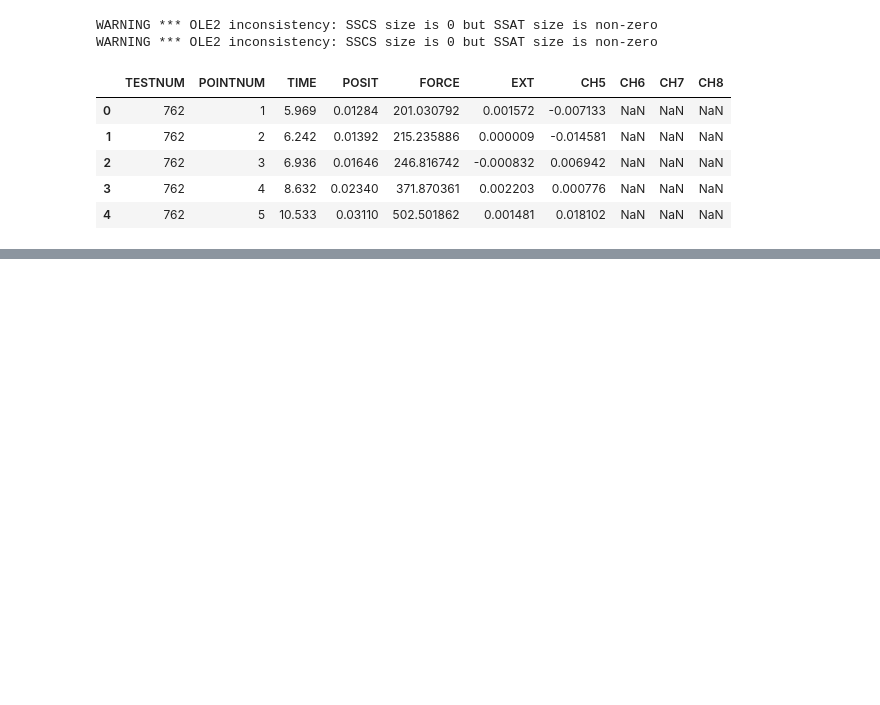
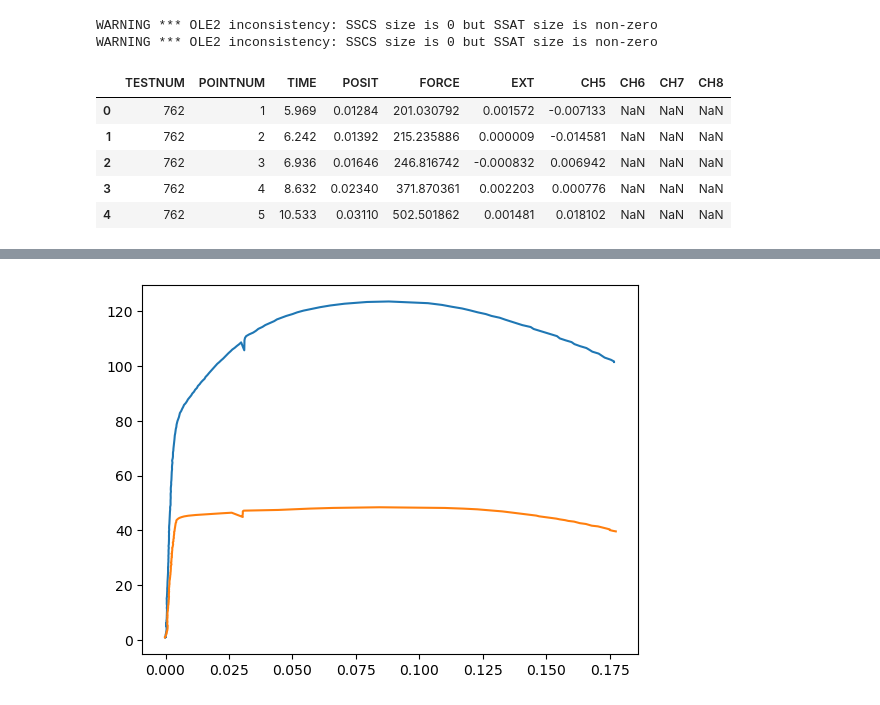
Before and after one commit to Mohammad-Ali-Malekzadeh/Articul, a Jupyter notebook: Python-For-Undergrad-Engineers/Plotting-a-Stress-Strain-Curve-with-Python-and-Matplotlib/stress_strain_curve_with_python.ipynb, the cells around one changed output, grey strips where cells are left out. Saved outputs shown, nothing was run; the diff lists cells and outputs as text; code cells hidden in the pictures; blank space fills up the shorter version.

Commit message:
read All of  Plotting-a-Stress-Strain-Curve-with-Python-and-Matplotlib

```diff
--- a/Python-For-Undergrad-Engineers/Plotting-a-Stress-Strain-Curve-with-Python-and-Matplotlib/stress_strain_curve_with_python.ipynb
+++ b/Python-For-Undergrad-Engineers/Plotting-a-Stress-Strain-Curve-with-Python-and-Matplotlib/stress_strain_curve_with_python.ipynb
@@ -72,0 +84,8 @@ al_df.head()
+# %%
+strain_steel = steel_df['CH5']*0.01
+d_steel = 0.506    # test bar diameter = 0.506 inches
+stress_steel = (steel_df['FORCE']*0.001)/(np.pi*((d_steel/2)**2))
+
+strain_al = al_df['CH5']*0.01
+d_al = 0.506       # test bar diameter = 0.506 inches
+stress_al = (al_df['FORCE']*0.001)/(np.pi*((d_al/2)**2))
@@ -72,0 +97,6 @@ al_df.head()
+# %%
+plt.plot(strain_steel,stress_steel,strain_al,stress_al)
+
+plt.show()
+# %% [output]
+[figure, added]
```
Also changed, not shown: parts of 13 cells of this notebook, 3 other files.
